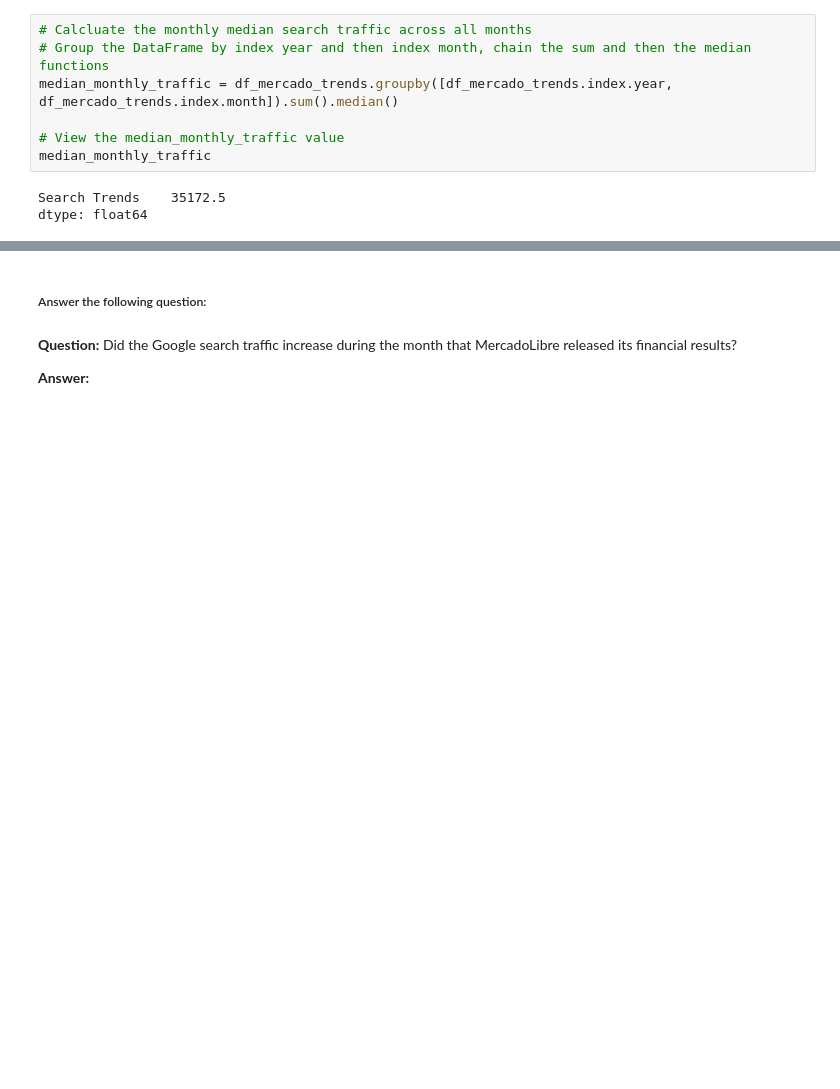
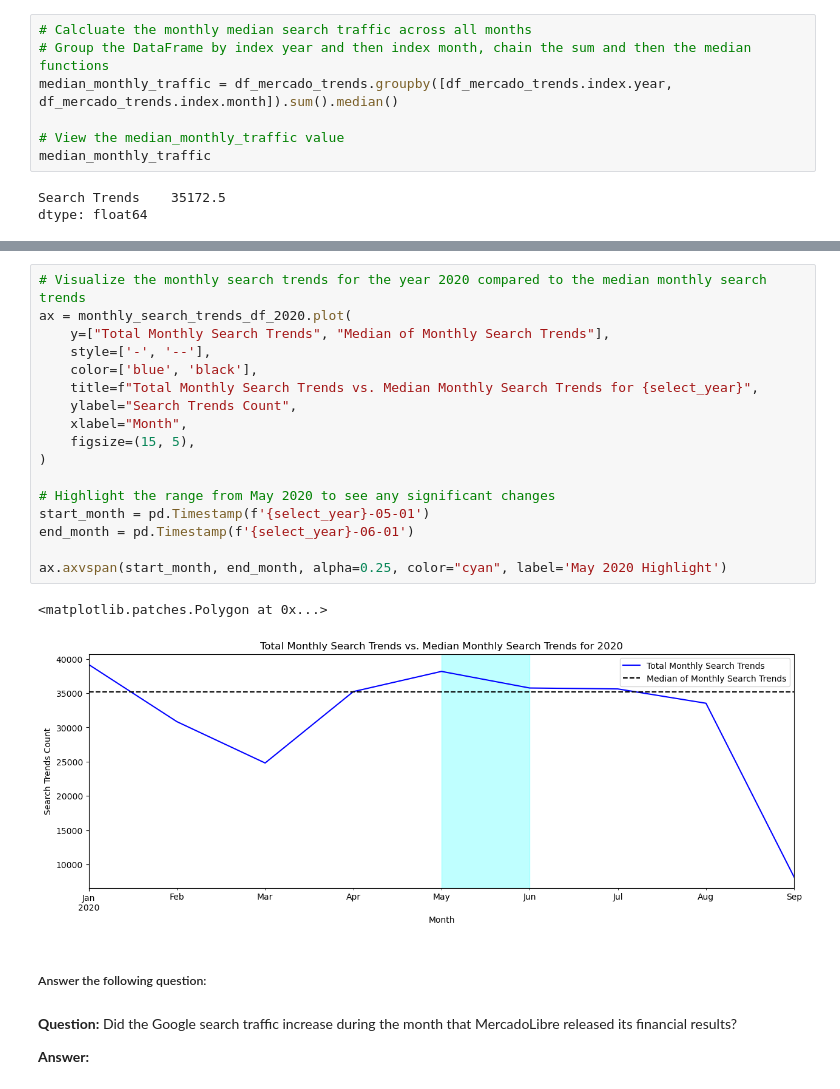
Before and after one commit to rune-encoder/prophet-challenge, a Jupyter notebook: forecasting_net_prophet.ipynb, the cells around one changed output, grey strips where cells are left out. Cells and saved outputs as stored; diff of their text form; blank space fills up the shorter version.

```diff
--- a/forecasting_net_prophet.ipynb
+++ b/forecasting_net_prophet.ipynb
@@ -139,3 +203,23 @@ dtype: float64
+# %%
+# Visualize the monthly search trends for the year 2020 compared to the median monthly search trends
+ax = monthly_search_trends_df_2020.plot(
+    y=["Total Monthly Search Trends", "Median of Monthly Search Trends"],
+    style=['-', '--'],
+    color=['blue', 'black'],
+    title=f"Total Monthly Search Trends vs. Median Monthly Search Trends for {select_year}",
+    ylabel="Search Trends Count",
+    xlabel="Month",
+    figsize=(15, 5),
+)
+
+# Highlight the range from May 2020 to see any significant changes
+start_month = pd.Timestamp(f'{select_year}-05-01')
+end_month = pd.Timestamp(f'{select_year}-06-01')
+
+ax.axvspan(start_month, end_month, alpha=0.25, color="cyan", label='May 2020 Highlight')
+# %% [output]
+<matplotlib.patches.Polygon at 0x...>
+[figure, added]
 # %% [markdown]
 ##### Answer the following question:
 # %% [markdown]
```
Also changed, not shown: parts of 31 cells of this notebook.
